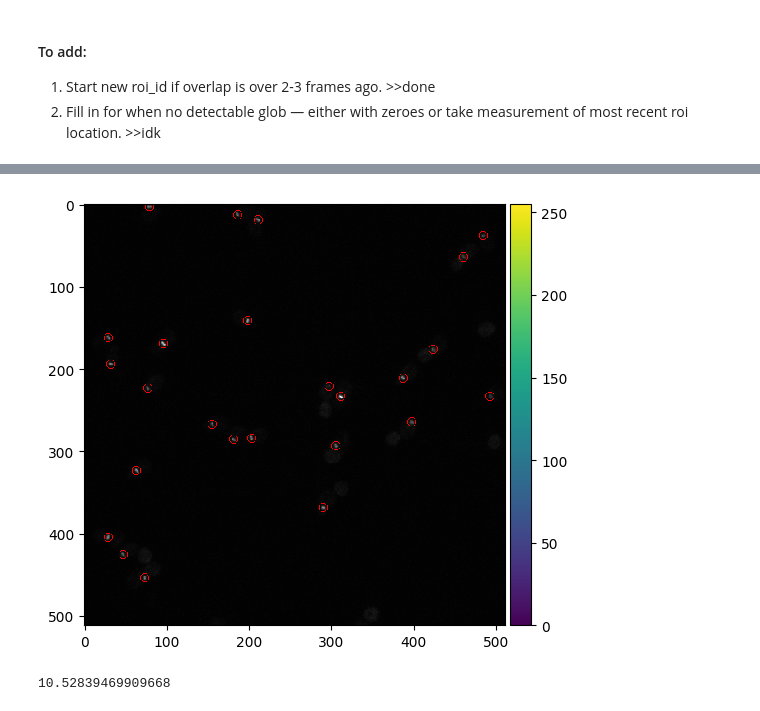
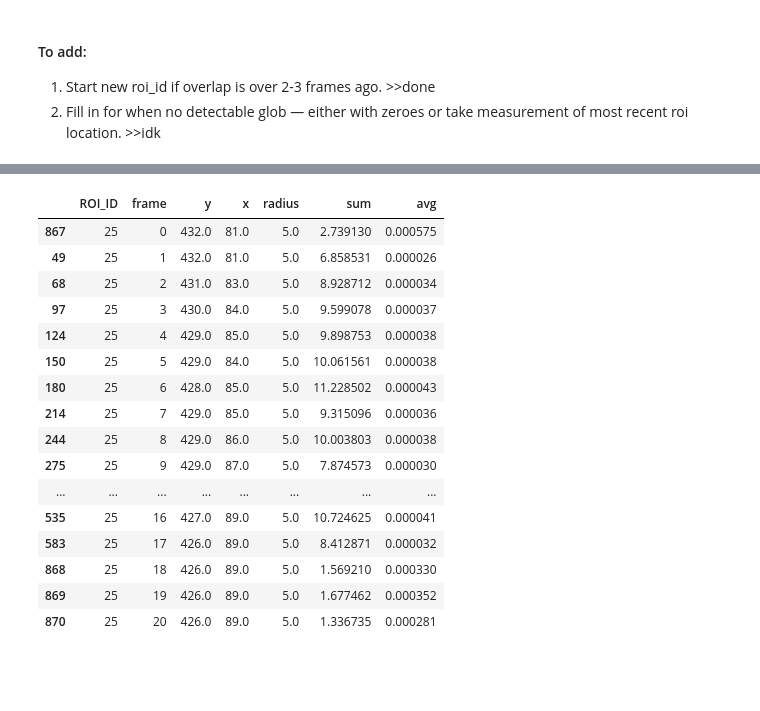
Before and after one commit to jglichowsk/organelle-measure, a Jupyter notebook: organelle_measure/notebooks/myo1-globular-timelapse-analysis.ipynb, the cells around one changed output, grey strips where cells are left out. Drawn from its saved outputs; the diff is of its cells as text; code cells hidden in the pictures; blank space fills up the shorter version.

```diff
--- a/organelle_measure/notebooks/myo1-globular-timelapse-analysis.ipynb
+++ b/organelle_measure/notebooks/myo1-globular-timelapse-analysis.ipynb
@@ -162,0 +204,4 @@ def roi_paths(df, roi_id, roi_radius=5, img_dim_x=512, img_dim_y=512):
+# %%
+ti=io.imread(r'C:\Users\jglic\Downloads\Run_2\SUM_20251212_yfp-216nm_Run-2.tif')
+# %%
+dd,db=analyze_budnecks(ti)
@@ -163,8 +226,22 @@ def roi_paths(df, roi_id, roi_radius=5, img_dim_x=512, img_dim_y=512):
+# %%
+dd.loc[dd.ROI_ID==25].sort_values(by=['frame'])
+# %% [output]
+|  | ROI_ID | frame | y | x | radius | sum | avg |
+| 867 | 25 | 0 | 432.0 | 81.0 | 5.0 | 2.739130 | 0.000575 |
+| 49 | 25 | 1 | 432.0 | 81.0 | 5.0 | 6.858531 | 0.000026 |
+| 68 | 25 | 2 | 431.0 | 83.0 | 5.0 | 8.928712 | 0.000034 |
+| 97 | 25 | 3 | 430.0 | 84.0 | 5.0 | 9.599078 | 0.000037 |
+| 124 | 25 | 4 | 429.0 | 85.0 | 5.0 | 9.898753 | 0.000038 |
+| 150 | 25 | 5 | 429.0 | 84.0 | 5.0 | 10.061561 | 0.000038 |
+| 180 | 25 | 6 | 428.0 | 85.0 | 5.0 | 11.228502 | 0.000043 |
+| 214 | 25 | 7 | 429.0 | 85.0 | 5.0 | 9.315096 | 0.000036 |
+| 244 | 25 | 8 | 429.0 | 86.0 | 5.0 | 10.003803 | 0.000038 |
+| 275 | 25 | 9 | 429.0 | 87.0 | 5.0 | 7.874573 | 0.000030 |
+| ... | ... | ... | ... | ... | ... | ... | ... |
+| 535 | 25 | 16 | 427.0 | 89.0 | 5.0 | 10.724625 | 0.000041 |
+| 583 | 25 | 17 | 426.0 | 89.0 | 5.0 | 8.412871 | 0.000032 |
+| 868 | 25 | 18 | 426.0 | 89.0 | 5.0 | 1.569210 | 0.000330 |
+| 869 | 25 | 19 | 426.0 | 89.0 | 5.0 | 1.677462 | 0.000352 |
+| 870 | 25 | 20 | 426.0 | 89.0 | 5.0 | 1.336735 | 0.000281 |
 # %%
-tdf,toverlay,trr,tcc=detect_globular_rois(r'C:\Users\jglic\Downloads\Run_2\SUM_20251212_yfp-216nm_Run-2.tif')
+# tdf=detect_globular_rois(r'C:\Users\jglic\Downloads\Run_2\SUM_20251212_yfp-216nm_Run-2.tif', frame_index=21, threshold=0.04)
-# %% [output]
-[figure, removed]
-# %%
-tdf.loc[tdf.ROI_ID>3, 'sum'].values[0]
-# %% [output]
-10.52839469909668
```
Also changed, not shown: parts of 16 cells of this notebook, 13 other files.
